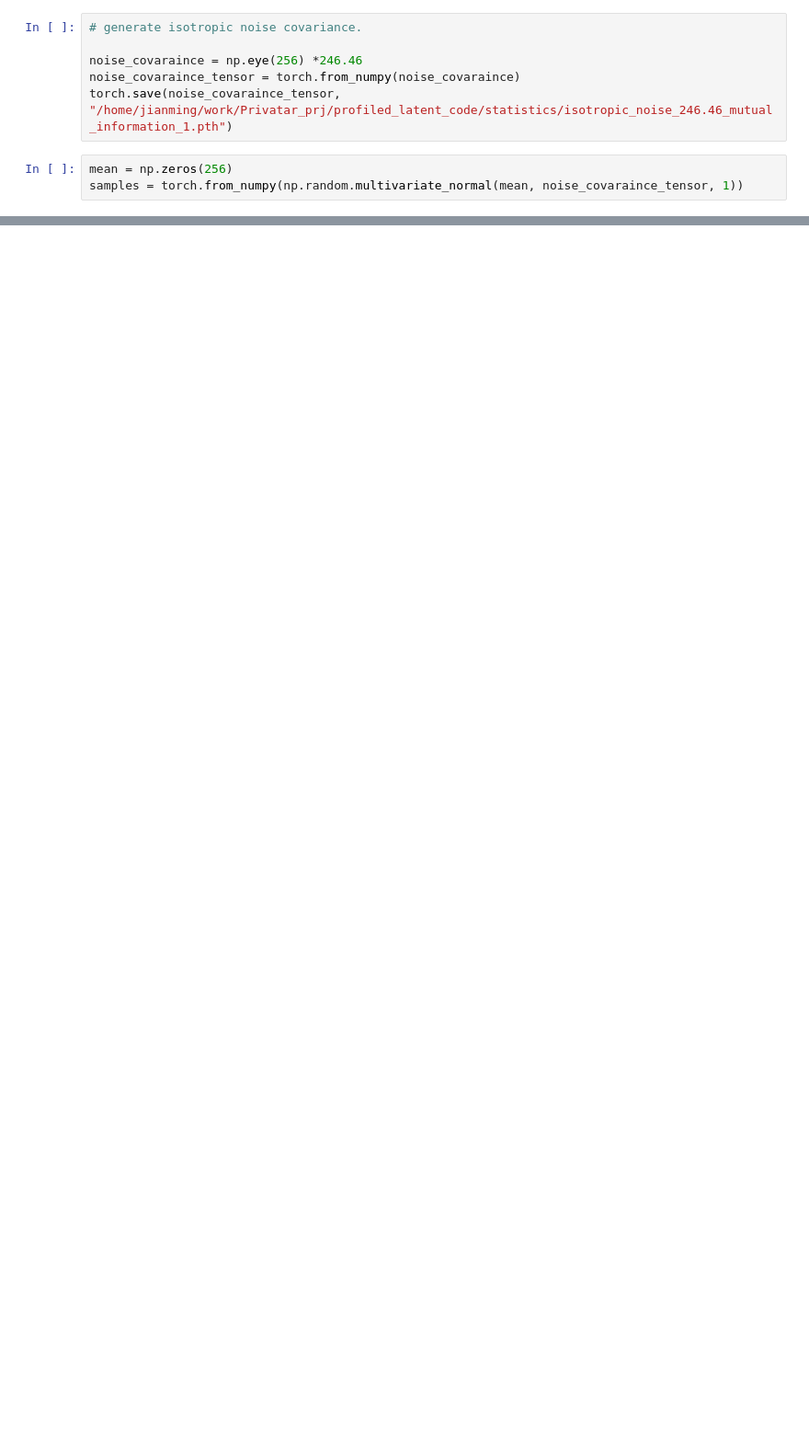
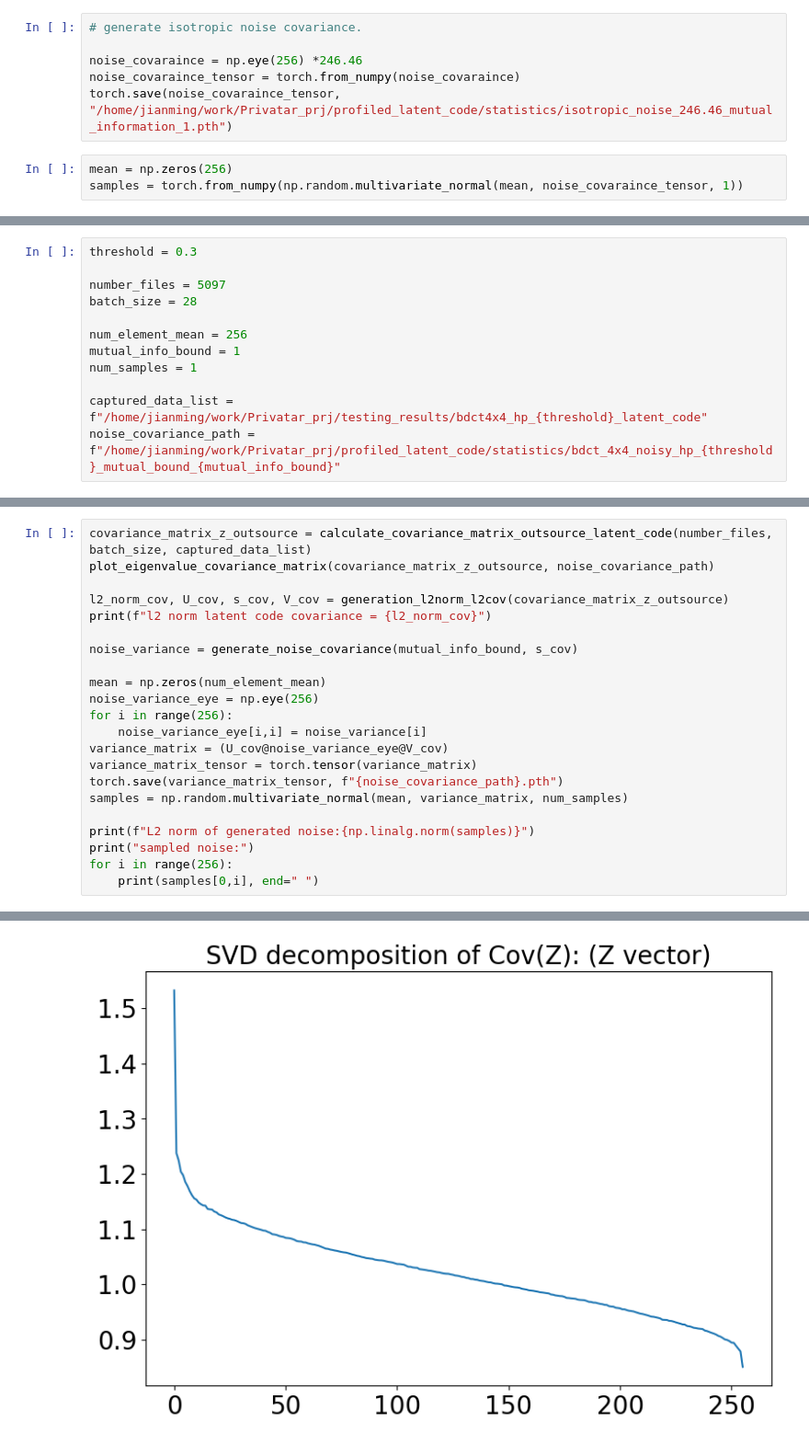
Before and after one commit to georgia-tech-synergy-lab/Privatar, a Jupyter notebook: profiled_latent_code/cov_calculation_new_data.ipynb, the cells around one changed output, grey strips where cells are left out. Shown at 92% size. Drawn from its saved outputs; the diff is of its cells as text; blank space fills up the shorter version.

```diff
--- a/profiled_latent_code/cov_calculation_new_data.ipynb
+++ b/profiled_latent_code/cov_calculation_new_data.ipynb
@@ -503,0 +511,12 @@ samples = torch.from_numpy(np.random.multivariate_normal(mean, noise_covaraince_
+# %%
+threshold = 0.3
+
+number_files = 5097
+batch_size = 28
+
+num_element_mean = 256
+mutual_info_bound = 1
+num_samples = 1
+
+captured_data_list = f"/home/jianming/work/Privatar_prj/testing_results/bdct4x4_hp_{threshold}_latent_code"
+noise_covariance_path = f"/home/jianming/work/Privatar_prj/profiled_latent_code/statistics/bdct_4x4_noisy_hp_{threshold}_mutual_bound_{mutual_info_bound}"
@@ -503,0 +592,23 @@ samples = torch.from_numpy(np.random.multivariate_normal(mean, noise_covaraince_
+# %%
+covariance_matrix_z_outsource = calculate_covariance_matrix_outsource_latent_code(number_files, batch_size, captured_data_list)
+plot_eigenvalue_covariance_matrix(covariance_matrix_z_outsource, noise_covariance_path)
+
+l2_norm_cov, U_cov, s_cov, V_cov = generation_l2norm_l2cov(covariance_matrix_z_outsource)
+print(f"l2 norm latent code covariance = {l2_norm_cov}")
+
+noise_variance = generate_noise_covariance(mutual_info_bound, s_cov)
+
+mean = np.zeros(num_element_mean)
+noise_variance_eye = np.eye(256)
+for i in range(256):
+    noise_variance_eye[i,i] = noise_variance[i]
+variance_matrix = (U_cov@noise_variance_eye@V_cov)
+variance_matrix_tensor = torch.tensor(variance_matrix)
+torch.save(variance_matrix_tensor, f"{noise_covariance_path}.pth")
+samples = np.random.multivariate_normal(mean, variance_matrix, num_samples)
+
+print(f"L2 norm of generated noise:{np.linalg.norm(samples)}")
+print("sampled noise:")
+for i in range(256):
+    print(samples[0,i], end=" ")
+# %% [output]
@@ -503,0 +632 @@ samples = torch.from_numpy(np.random.multivariate_normal(mean, noise_covaraince_
+[figure, added]
```
Also changed, not shown: parts of 5 cells of this notebook, 53 other files.
